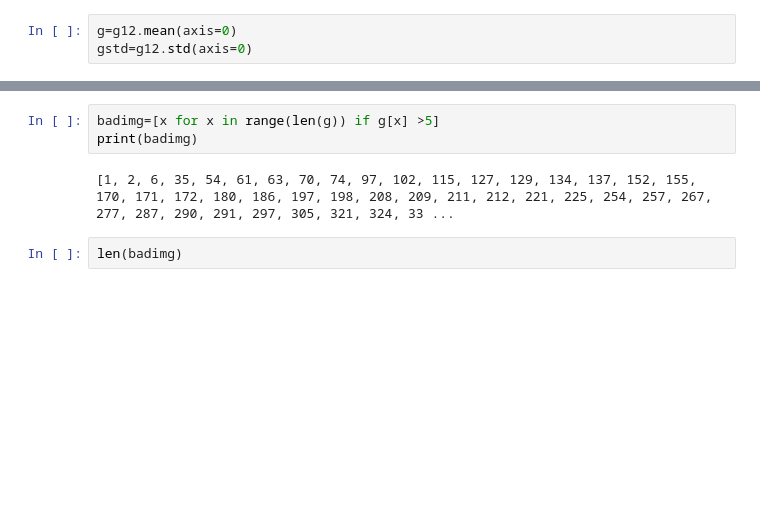
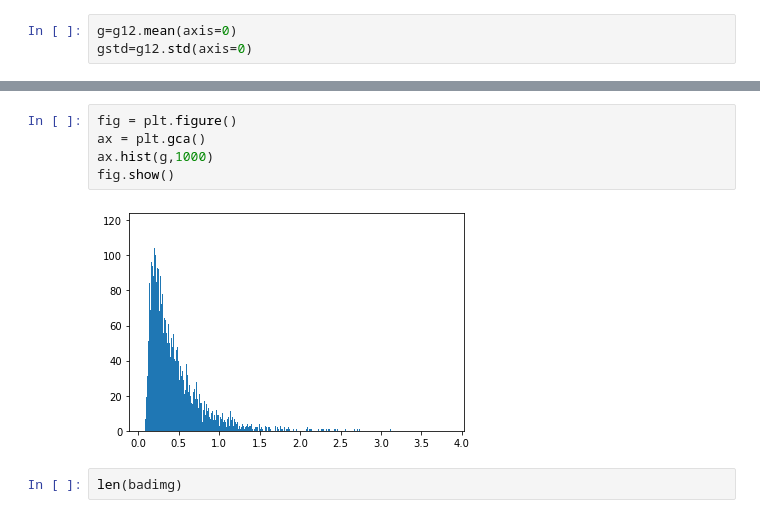
Before and after one commit to Crane-Stat-Analysis-Measurement-of-NN/JEM, a Jupyter notebook: coolstufffromcf100.ipynb, the cells around one changed output, grey strips where cells are left out. Cells and saved outputs as stored; diff of their text form; blank space fills up the shorter version.

```diff
--- a/coolstufffromcf100.ipynb
+++ b/coolstufffromcf100.ipynb
@@ -409,8 +414,10 @@ fig.show()
 # %%
-badimg=[x for x in range(len(g)) if g[x] >5]
-print(badimg)
+fig = plt.figure()
+ax = plt.gca()
+ax.hist(g,1000)
+fig.show()
 # %% [output]
-[1, 2, 6, 35, 54, 61, 63, 70, 74, 97, 102, 115, 127, 129, 134, 137, 152, 155, 170, 171, 172, 180, 186, 197, 198, 208, 209, 211, 212, 221, 225, 254, 257, 267, 277, 287, 290, 291, 297, 305, 321, 324, 33 ...
+[figure, added]
 # %%
 len(badimg)
 # %% [output]
```
Also changed, not shown: parts of 12 cells of this notebook, 3 other files.
